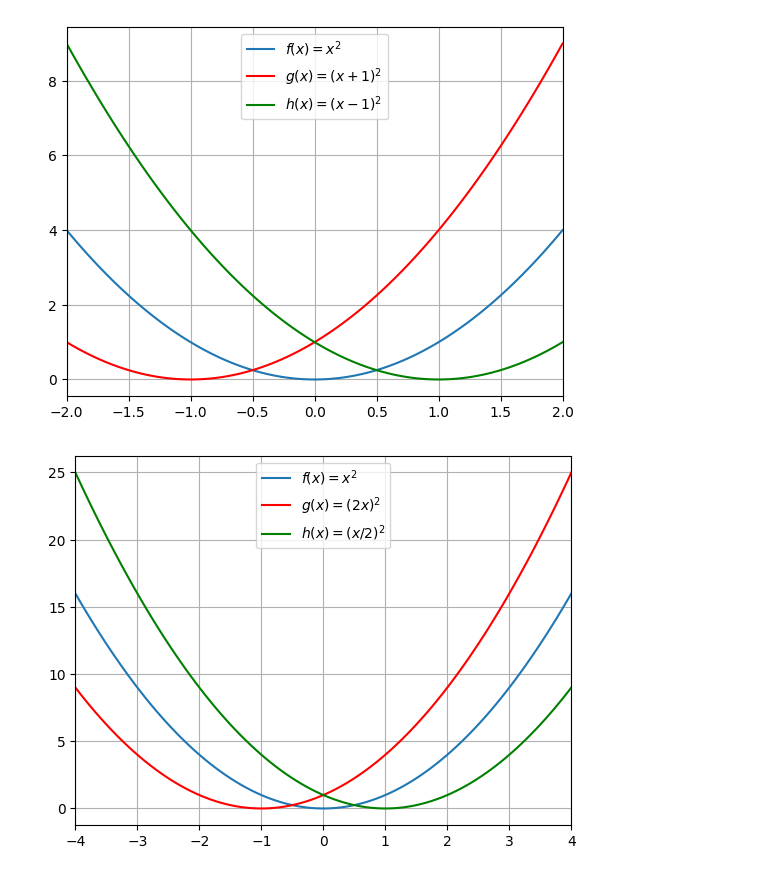
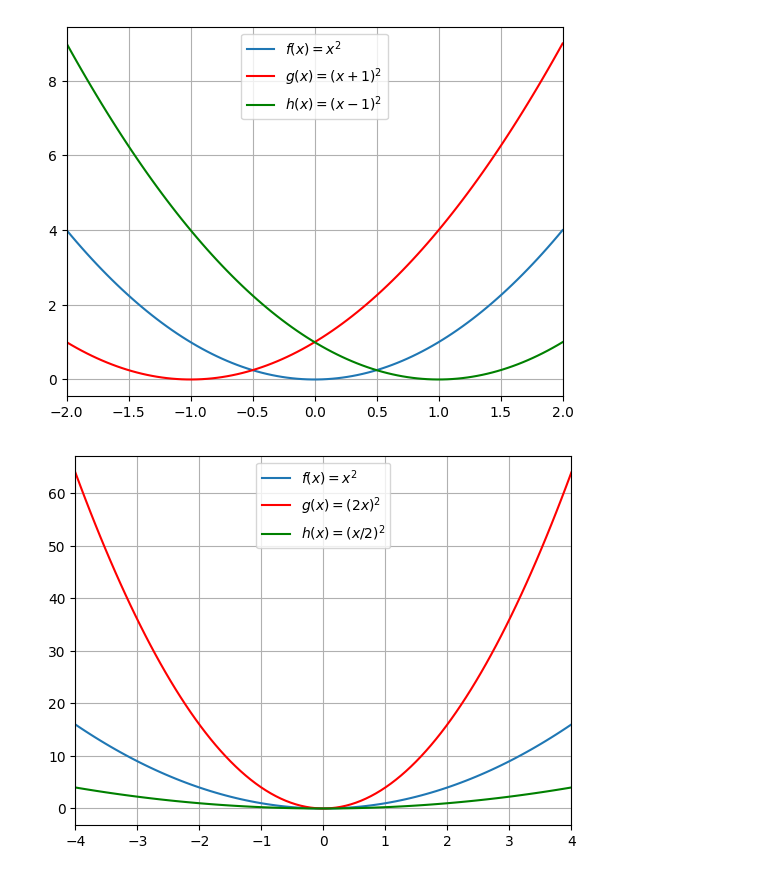
Before and after one commit to nv-mldev/math-bootcamp, a Jupyter notebook: chapters/algebra/scripts.ipynb, the cells around one changed output. Drawn from its saved outputs; the diff is of its cells as text; code cells hidden in the pictures.

```diff
--- a/chapters/algebra/scripts.ipynb
+++ b/chapters/algebra/scripts.ipynb
@@ -68,12 +68,12 @@ plt.show()
 # %%
 x = np.linspace(-4,4,100)
 y = x**2
 plt.plot(x,y,label='$f(x) = x^2$')
-plt.plot(x,(x+1)**2,'-r', label='$g(x) = (2x)^2$')
-plt.plot(x,(x-1)**2,'-g', label='$h(x) = (x/2)^2$')
+plt.plot(x,(2*x)**2,'-r', label='$g(x) = (2x)^2$')
+plt.plot(x,(0.5*x)**2,'-g', label='$h(x) = (x/2)^2$')
 plt.xlim([-4,4])
 plt.grid()
 plt.legend()
 plt.show()
 # %% [output]
-[figure, old version]
+[figure, new version]
```
Also changed, not shown: parts of 6 cells of this notebook, 16 other files.
